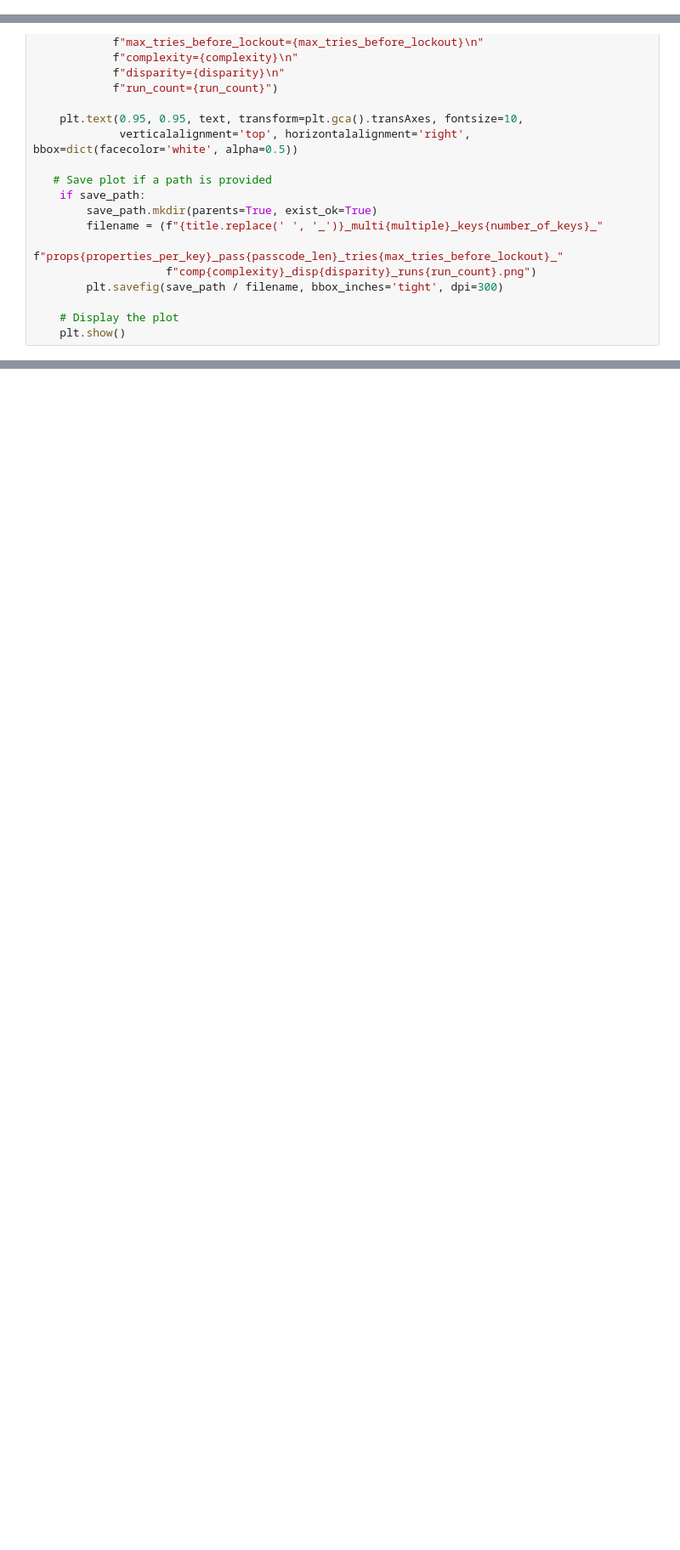
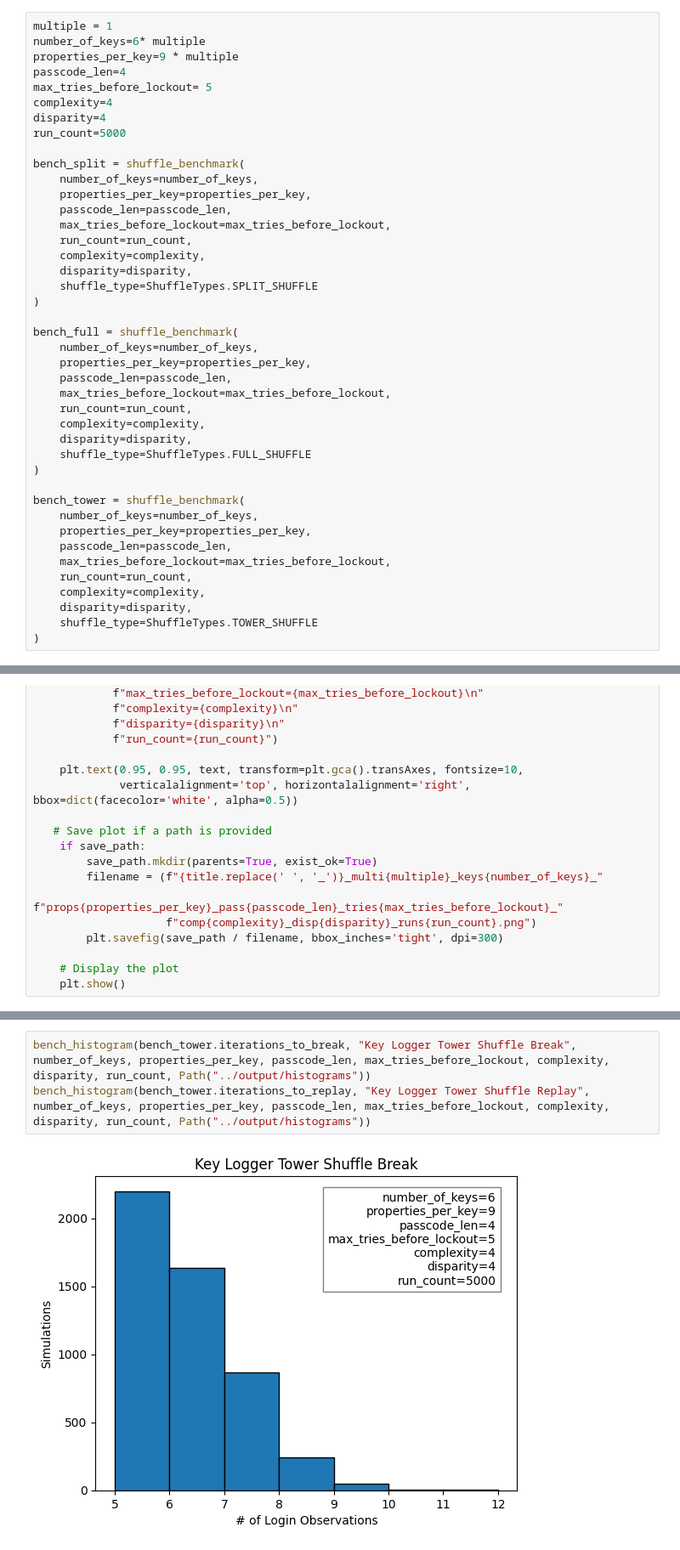
Before and after one commit to DonovanKelly/evilnkode, a Jupyter notebook: notebooks/evilkode.ipynb, the cells around one changed output, grey strips where cells are left out. Shown at 85% size. Drawn from its saved outputs; the diff is of its cells as text; blank space fills up the shorter version.

```diff
--- a/notebooks/evilkode.ipynb
+++ b/notebooks/evilkode.ipynb
@@ -61,0 +7,42 @@ Bench full Var: 1.6323760276027603
+# %%
+multiple = 1
+number_of_keys=6* multiple
+properties_per_key=9 * multiple
+passcode_len=4
+max_tries_before_lockout= 5
+complexity=4
+disparity=4
+run_count=5000
+
+bench_split = shuffle_benchmark(
+    number_of_keys=number_of_keys,
+    properties_per_key=properties_per_key,
+    passcode_len=passcode_len,
+    max_tries_before_lockout=max_tries_before_lockout,
+    run_count=run_count,
+    complexity=complexity,
+    disparity=disparity,
+    shuffle_type=ShuffleTypes.SPLIT_SHUFFLE
+)
+
+bench_full = shuffle_benchmark(
+    number_of_keys=number_of_keys,
+    properties_per_key=properties_per_key,
+    passcode_len=passcode_len,
+    max_tries_before_lockout=max_tries_before_lockout,
+    run_count=run_count,
+    complexity=complexity,
+    disparity=disparity,
+    shuffle_type=ShuffleTypes.FULL_SHUFFLE
+)
+
+bench_tower = shuffle_benchmark(
+    number_of_keys=number_of_keys,
+    properties_per_key=properties_per_key,
+    passcode_len=passcode_len,
+    max_tries_before_lockout=max_tries_before_lockout,
+    run_count=run_count,
+    complexity=complexity,
+    disparity=disparity,
+    shuffle_type=ShuffleTypes.TOWER_SHUFFLE
+)
@@ -107,0 +106,5 @@ bench_histogram(bench_tower.runs, "Key Logger Tower Shuffle", number_of_keys, pr
+# %%
+bench_histogram(bench_tower.iterations_to_break, "Key Logger Tower Shuffle Break", number_of_keys, properties_per_key, passcode_len, max_tries_before_lockout, complexity, disparity, run_count, Path("../output/histograms"))
+bench_histogram(bench_tower.iterations_to_replay, "Key Logger Tower Shuffle Replay", number_of_keys, properties_per_key, passcode_len, max_tries_before_lockout, complexity, disparity, run_count, Path("../output/histograms"))
+# %% [output]
+[figure, added]
```
Also changed, not shown: parts of 7 cells of this notebook, 5 other files.
